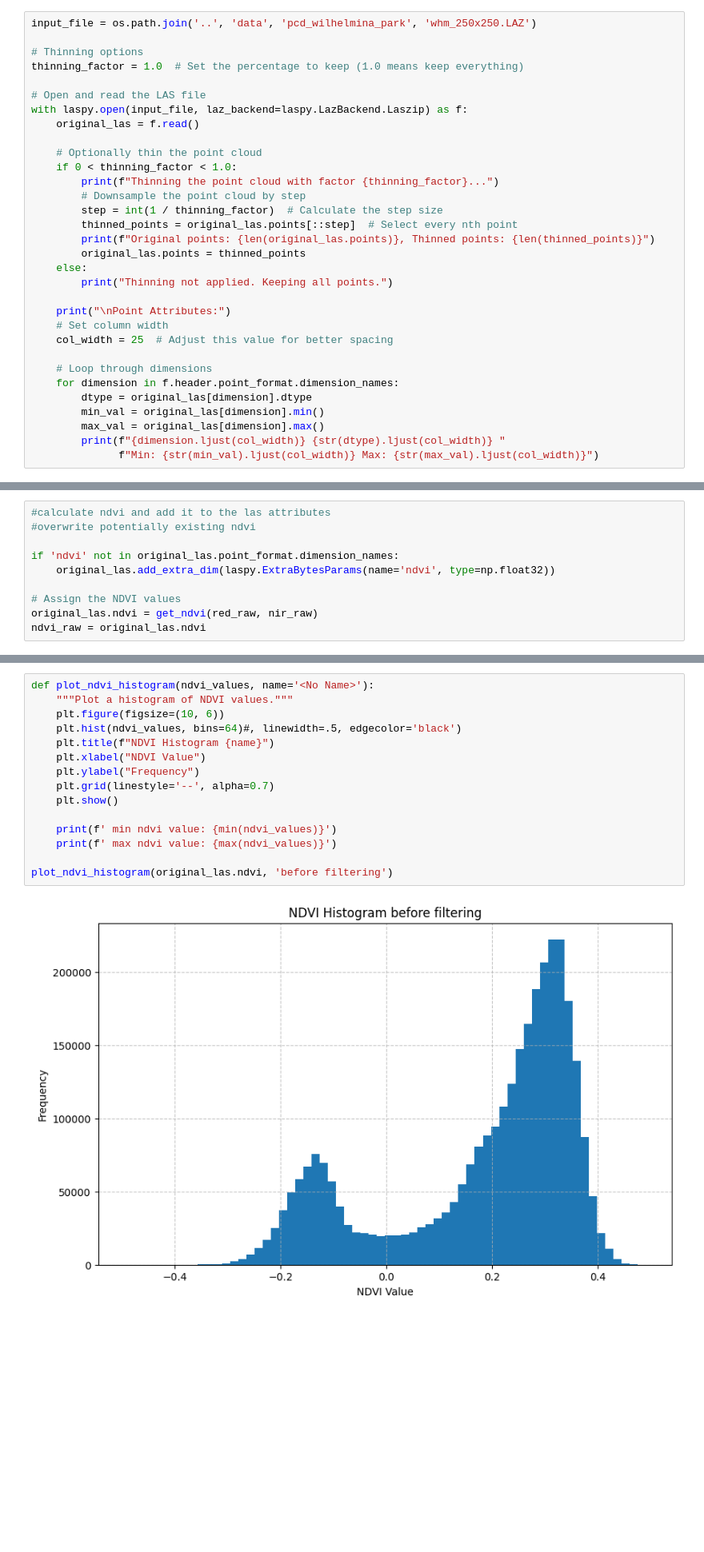
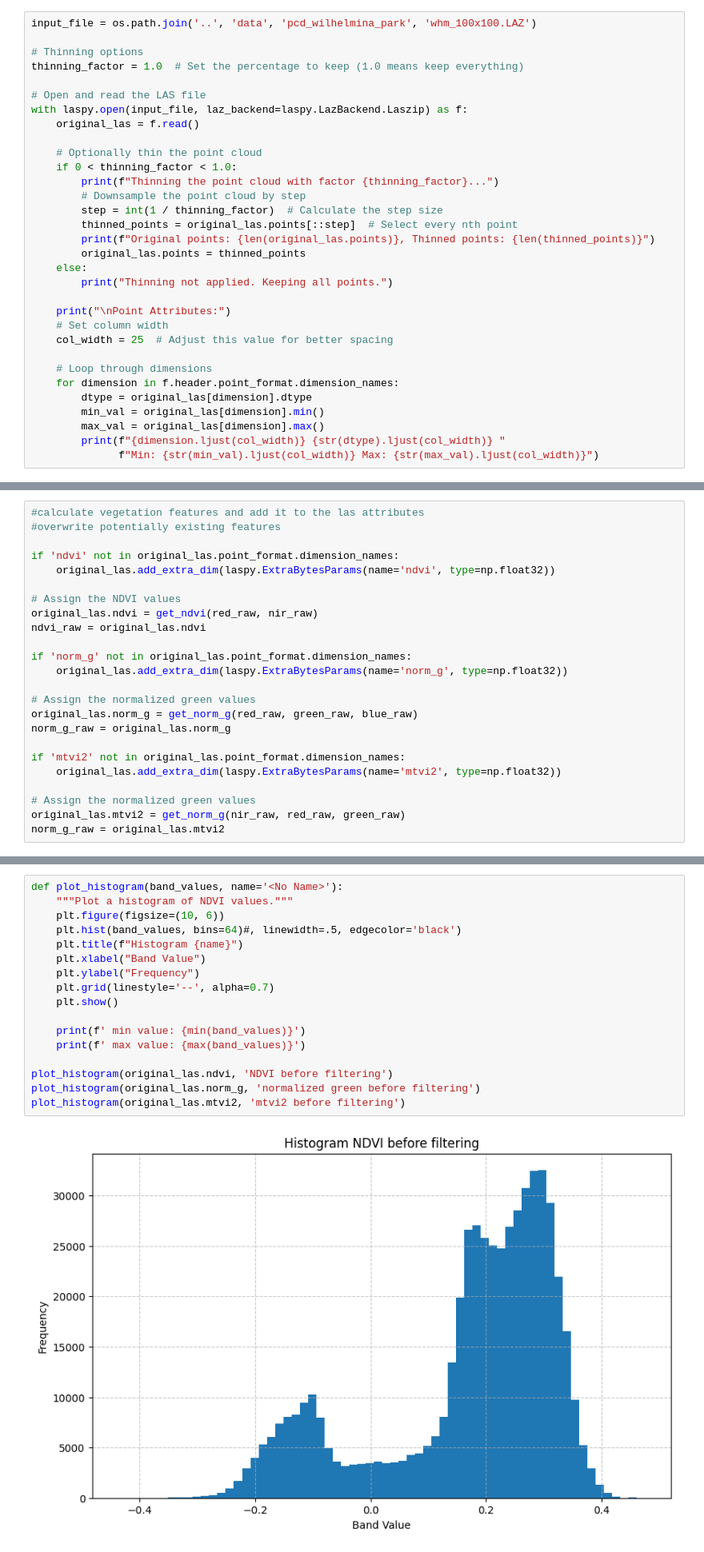
Before and after one commit to NoahAlting/MSc_thesis, a Jupyter notebook: code/fresh.ipynb, the cells around one changed output, grey strips where cells are left out. Shown at 80% size. Cells and saved outputs as stored; diff of their text form; blank space fills up the shorter version.

```diff
--- a/code/fresh.ipynb
+++ b/code/fresh.ipynb
@@ -11,7 +11,7 @@ Jupyter environment detected. Enabling Open3D WebVisualizer.
 [Open3D INFO] WebRTC GUI backend enabled.
 [Open3D INFO] WebRTCWindowSystem: HTTP handshake server disabled.
 # %%
-input_file = os.path.join('..', 'data', 'pcd_wilhelmina_park', 'whm_250x250.LAZ')
+input_file = os.path.join('..', 'data', 'pcd_wilhelmina_park', 'whm_100x100.LAZ')
 
 # Thinning options
 thinning_factor = 1.0  # Set the percentage to keep (1.0 means keep everything)
@@ -84,6 +93,6 @@ def get_ndvi(red, nir):
 # %%
-#calculate ndvi and add it to the las attributes
-#overwrite potentially existing ndvi
+#calculate vegetation features and add it to the las attributes
+#overwrite potentially existing features
 
 if 'ndvi' not in original_las.point_format.dimension_names:
     original_las.add_extra_dim(laspy.ExtraBytesParams(name='ndvi', type=np.float32))
@@ -91,5 +100,19 @@ if 'ndvi' not in original_las.point_format.dimension_names:
 # Assign the NDVI values
 original_las.ndvi = get_ndvi(red_raw, nir_raw)
 ndvi_raw = original_las.ndvi
+
+if 'norm_g' not in original_las.point_format.dimension_names:
+    original_las.add_extra_dim(laspy.ExtraBytesParams(name='norm_g', type=np.float32))
+
+# Assign the normalized green values
+original_las.norm_g = get_norm_g(red_raw, green_raw, blue_raw)
+norm_g_raw = original_las.norm_g
+
+if 'mtvi2' not in original_las.point_format.dimension_names:
+    original_las.add_extra_dim(laspy.ExtraBytesParams(name='mtvi2', type=np.float32))
+
+# Assign the normalized green values
+original_las.mtvi2 = get_norm_g(nir_raw, red_raw, green_raw)
+norm_g_raw = original_las.mtvi2
 # %%
 #debugging for NDVI values being between -.4 and .4 instead of -1 and 1
@@ -110,17 +194,19 @@ nir values: max = 1.0   min = 0.10196078431372549
 # %%
-def plot_ndvi_histogram(ndvi_values, name='<No Name>'):
+def plot_histogram(band_values, name='<No Name>'):
     """Plot a histogram of NDVI values."""
     plt.figure(figsize=(10, 6))
-    plt.hist(ndvi_values, bins=64)#, linewidth=.5, edgecolor='black')
-    plt.title(f"NDVI Histogram {name}")
-    plt.xlabel("NDVI Value")
+    plt.hist(band_values, bins=64)#, linewidth=.5, edgecolor='black')
+    plt.title(f"Histogram {name}")
+    plt.xlabel("Band Value")
     plt.ylabel("Frequency")
     plt.grid(linestyle='--', alpha=0.7)
     plt.show()
 
-    print(f' min ndvi value: {min(ndvi_values)}')
-    print(f' max ndvi value: {max(ndvi_values)}')
+    print(f' min value: {min(band_values)}')
+    print(f' max value: {max(band_values)}')
 
-plot_ndvi_histogram(original_las.ndvi, 'before filtering')
+plot_histogram(original_las.ndvi, 'NDVI before filtering')
+plot_histogram(original_las.norm_g, 'normalized green before filtering')
+plot_histogram(original_las.mtvi2, 'mtvi2 before filtering')
 # %% [output]
-[figure, old version]
+[figure, new version]
```
Also changed, not shown: parts of 20 cells of this notebook, 7 other files.
